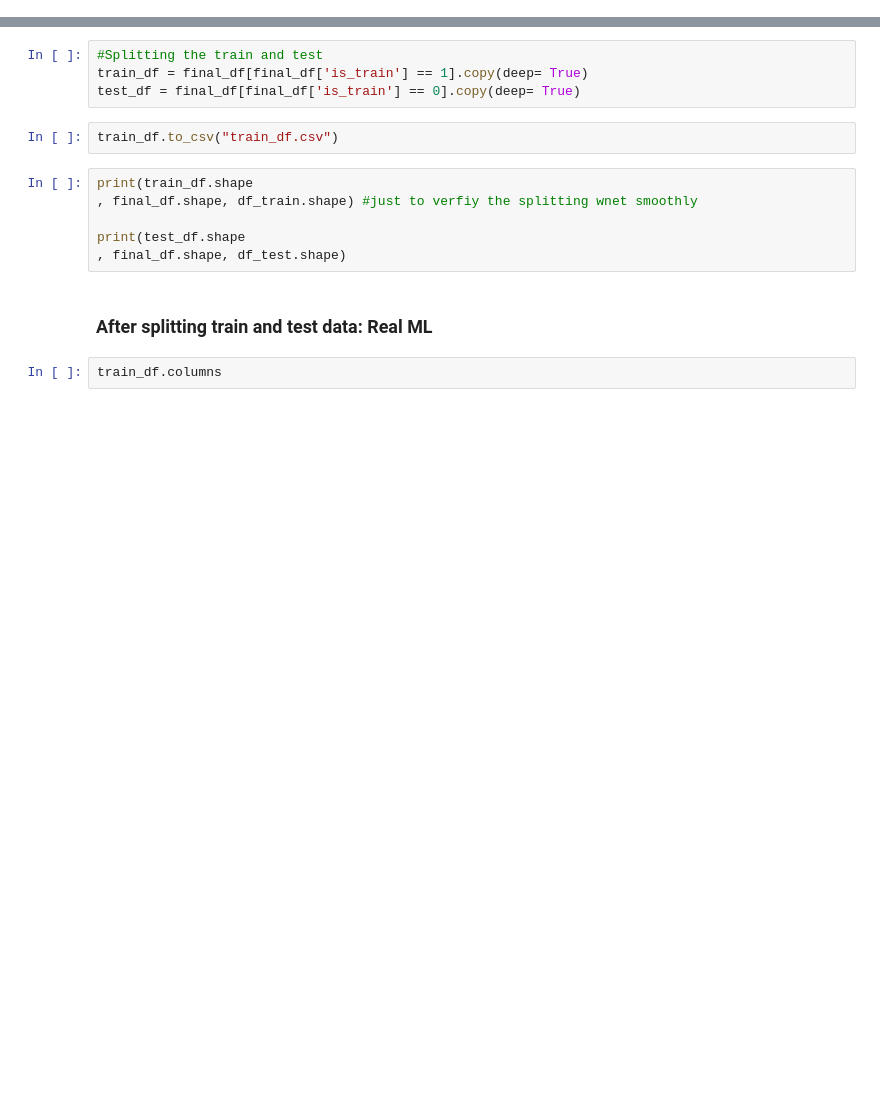
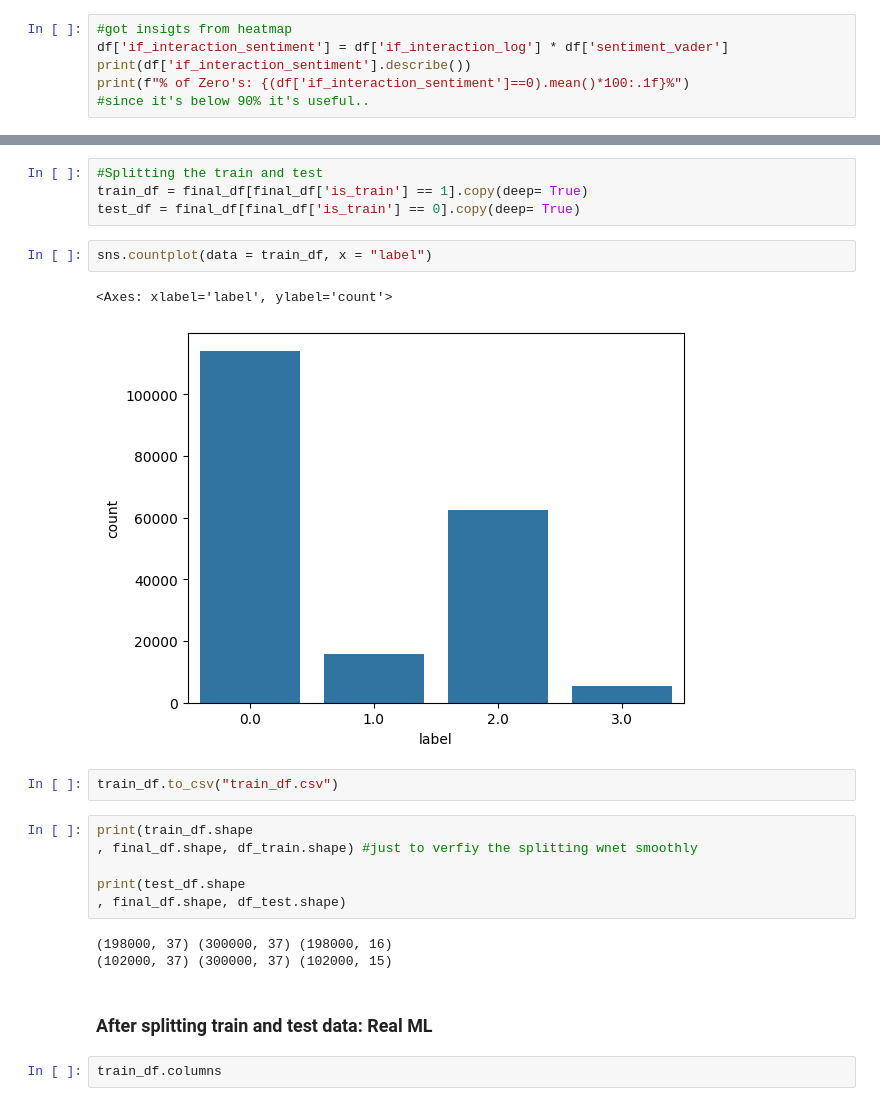
Before and after one commit to Kr-Adarsh/ML_CORE, a Jupyter notebook: projs/Comments Category Prediction/comments_category_prediction.ipynb, the cells around one changed output, grey strips where cells are left out. Saved outputs shown, nothing was run; the diff lists cells and outputs as text; blank space fills up the shorter version.

```diff
--- a/projs/Comments Category Prediction/comments_category_prediction.ipynb
+++ b/projs/Comments Category Prediction/comments_category_prediction.ipynb
@@ -290,0 +219,6 @@ Name: 996, dtype: object
+# %%
+#got insigts from heatmap
+df['if_interaction_sentiment'] = df['if_interaction_log'] * df['sentiment_vader']
+print(df['if_interaction_sentiment'].describe())
+print(f"% of Zero's: {(df['if_interaction_sentiment']==0).mean()*100:.1f}%")
+#since it's below 90% it's useful..
@@ -302,6 +265,11 @@ final_df.dtypes
 #Splitting the train and test
 train_df = final_df[final_df['is_train'] == 1].copy(deep= True)
 test_df = final_df[final_df['is_train'] == 0].copy(deep= True)
+# %%
+sns.countplot(data = train_df, x = "label")
+# %% [output]
+<Axes: xlabel='label', ylabel='count'>
+[figure, added]
 # %%
 train_df.to_csv("train_df.csv")
 # %%
@@ -310,6 +278,9 @@ print(train_df.shape
 
 print(test_df.shape
 , final_df.shape, df_test.shape)
+# %% [output]
+(198000, 37) (300000, 37) (198000, 16)
+(102000, 37) (300000, 37) (102000, 15)
 # %% [markdown]
 ### After splitting train and test data: Real ML
 # %%
```
Also changed, not shown: parts of 15 cells of this notebook, 1 other file.
